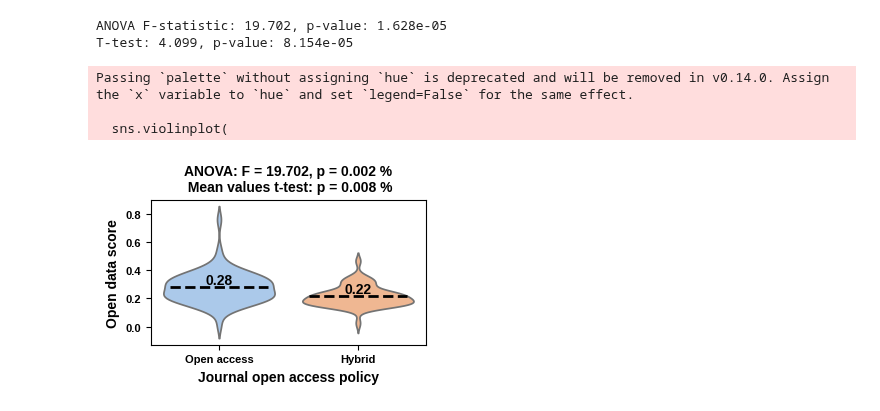
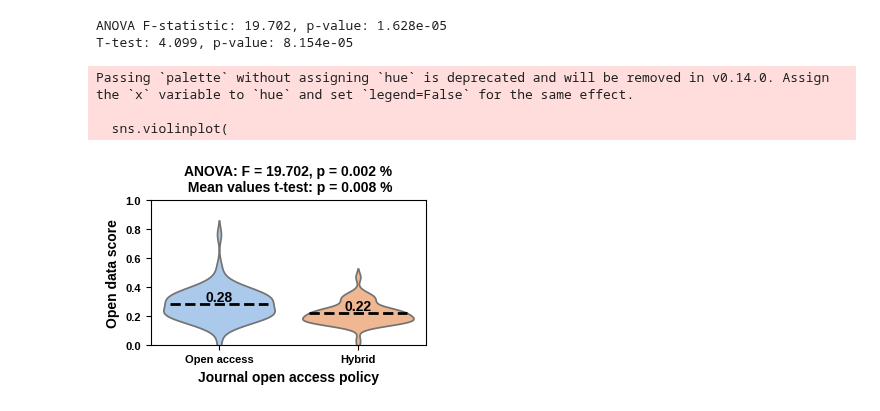
Before and after one commit to daemoncost/Journal-Research-Data-Policy, a Jupyter notebook: notebooks/exploration/analysis_policy_vs_open_access.ipynb, the cells around one changed output. Cells and saved outputs as stored; diff of their text form; code cells hidden in the pictures.

Commit message:
Update to plots
added y-axis limits and missing journals in policy vs impact factor plot

```diff
--- a/notebooks/exploration/analysis_policy_vs_open_access.ipynb
+++ b/notebooks/exploration/analysis_policy_vs_open_access.ipynb
@@ -342,31 +342,33 @@ for i, val in enumerate(means):
         y=val,
         xmin=1 - i - violin_width/2 + 0.05,
         xmax=1 - i + violin_width/2 - 0.05,
         colors='black',
         linewidth=2,
         linestyle='--'
     )
 
     plt.text(
         1-i,              # x position (0 for False, 1 for True)
         val + 0.02,     # y position slightly above the mean
         f'{val:.2f}',   # text with 2 decimal places
         horizontalalignment='center',
         fontweight='bold'
     )
 
+plt.ylim((0,1))
+
 plt.xlabel("Journal open access policy")
 plt.ylabel("Open data score")
 
 plt.title(f"ANOVA: F = {f_val:.3f}, p = {p_val*100:.3f} %")
 plt.tight_layout()
 fig.savefig("../../data/processed/policy_vs_open_access.pdf")
 
 plt.title(f"ANOVA: F = {f_val:.3f}, p = {p_val*100:.3f} %\n Mean values t-test: p = {p_val_1*100:.3f} %")
 plt.tight_layout()
 fig.savefig("../../data/processed/policy_vs_open_access_with_p_mean.pdf")
 # %% [output]
 Passing `palette` without assigning `hue` is deprecated and will be removed in v0.14.0. Assign the `x` variable to `hue` and set `legend=False` for the same effect.
 
   sns.violinplot(
-[figure, old version]
+[figure, new version]
```
Also changed, not shown: 8 other files.
